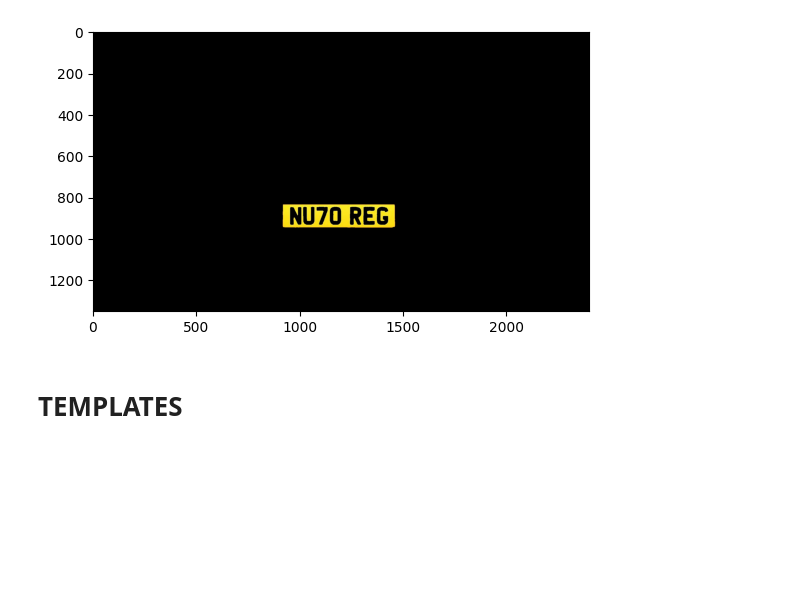
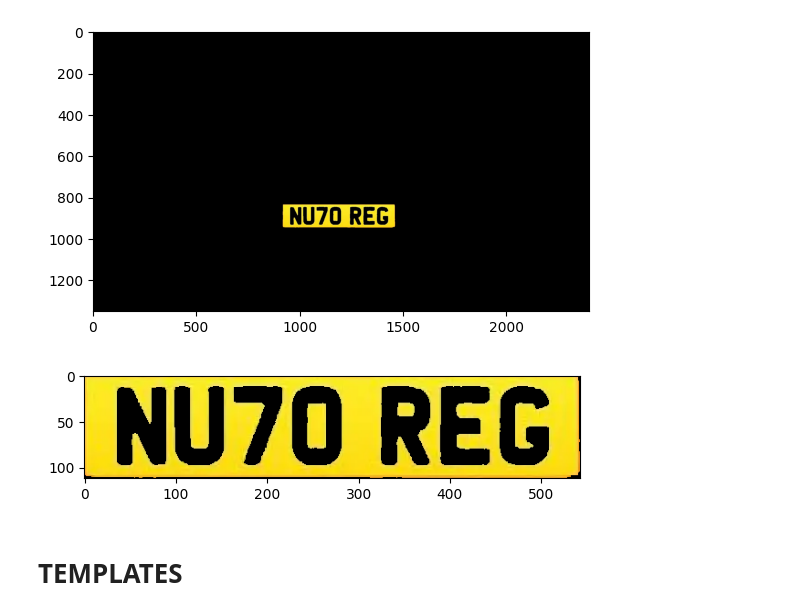
Before and after one commit to Maria-2703/License-Plate-Reader, a Jupyter notebook: enunciado_computer_vision.ipynb, the cells around one changed output. Saved outputs shown, nothing was run; the diff lists cells and outputs as text; code cells hidden in the pictures; blank space fills up the shorter version.

```diff
--- a/enunciado_computer_vision.ipynb
+++ b/enunciado_computer_vision.ipynb
@@ -132,6 +132,24 @@ plt.imshow(masked_img)
 plt.show()
 # %% [output]
 [figure]
+# %%
+#We turn the image into gray scale
+gray = cv2.cvtColor(masked_img, cv2.COLOR_BGR2GRAY)
+
+#We classify every pixel with a value of 0 in the gray scale as black
+line, thresh = cv2.threshold(gray, 0, 255, cv2.THRESH_BINARY)
+
+#We locate the non zero pixels, meaning the non black ones, and their coords
+coords = cv2.findNonZero(thresh)
+x, y, w, h = cv2.boundingRect(coords)
+
+#We use those coords to trim the area we want (where the non black pixels are, meaning where the plate is)
+exp_img = masked_img[y:y+h, x:x+w]
+#We show the expanded plate
+plt.imshow(exp_img)
+plt.show()
+# %% [output]
+[figure, added]
 # %% [markdown]
 # TEMPLATES
 # %%
```
